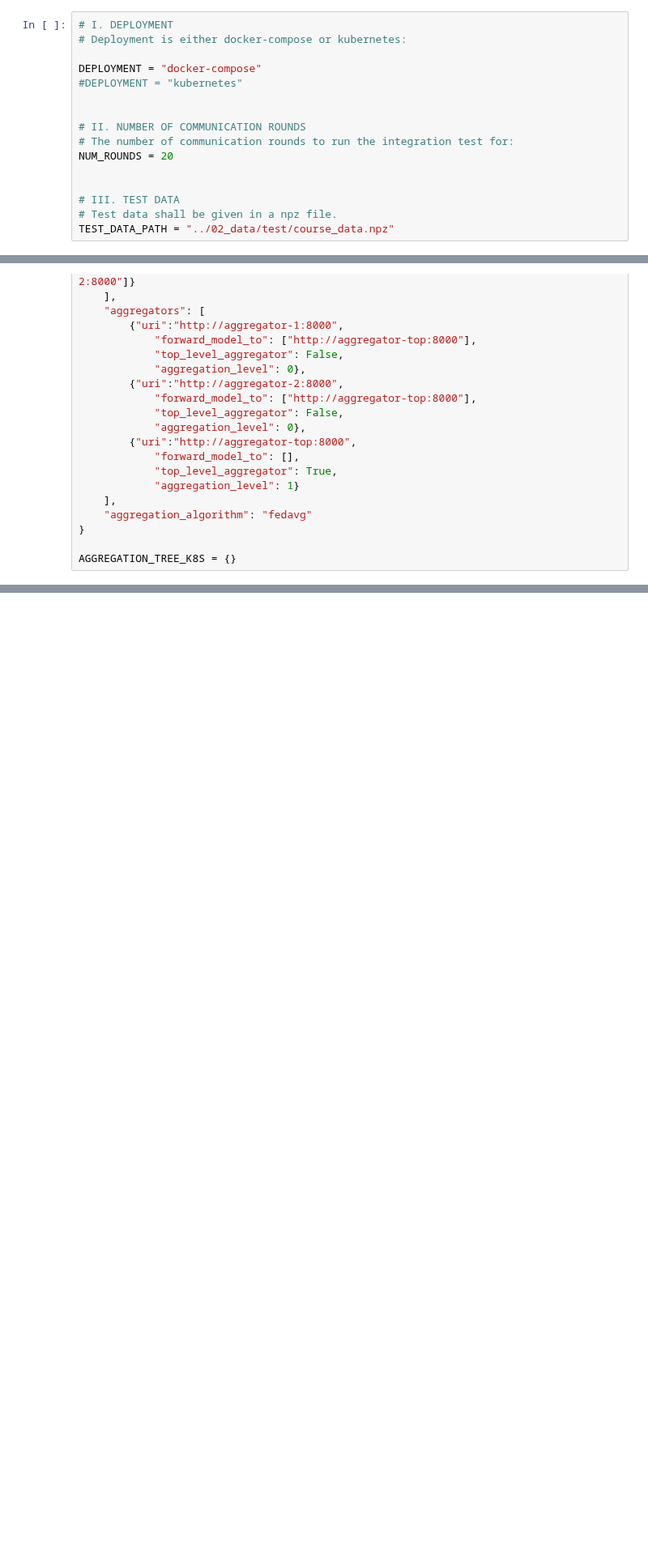
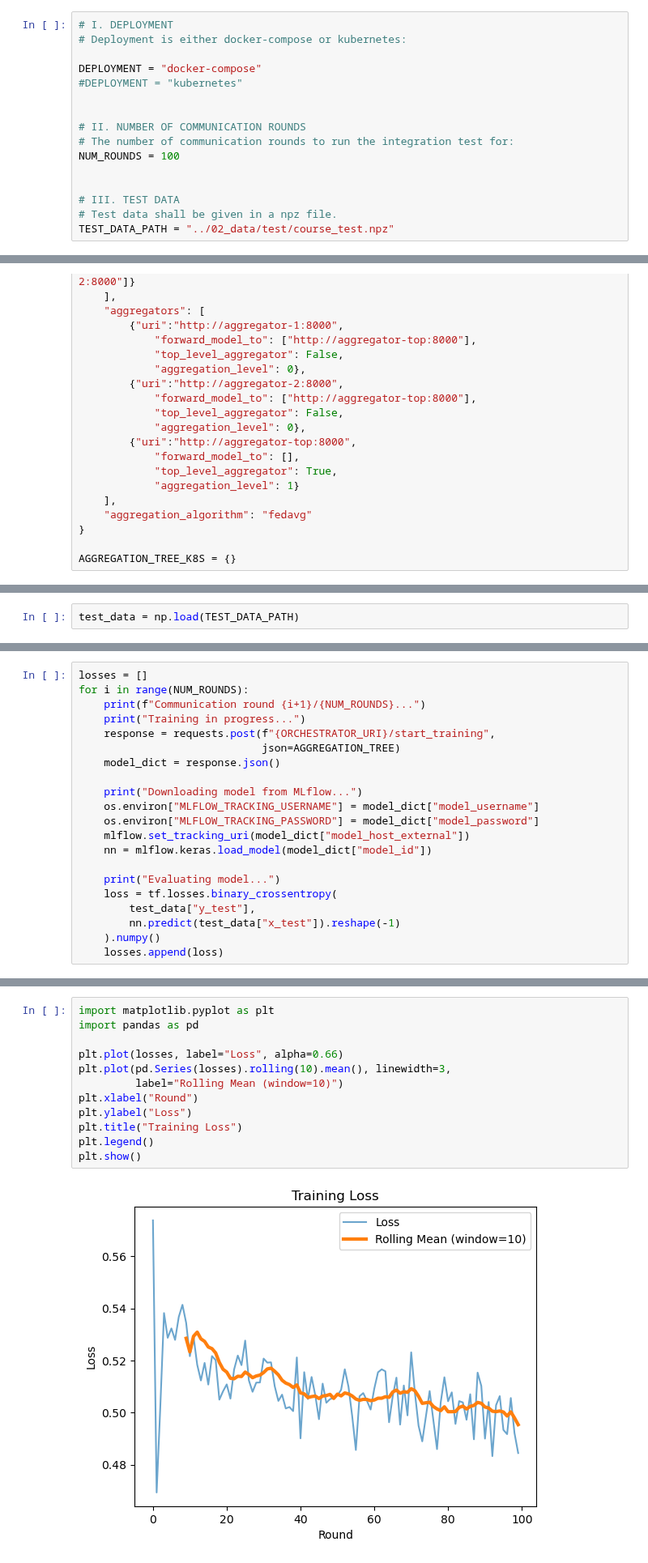
Before and after one commit to Prometheus-X-association/decentralized-ai-training, a Jupyter notebook: 05_test/integration_test.ipynb, the cells around one changed output, grey strips where cells are left out. Shown at 81% size. Cells and saved outputs as stored; diff of their text form; blank space fills up the shorter version.

Commit message:
new aggregator test

```diff
--- a/05_test/integration_test.ipynb
+++ b/05_test/integration_test.ipynb
@@ -36,12 +36,12 @@ DEPLOYMENT = "docker-compose"
 
 # II. NUMBER OF COMMUNICATION ROUNDS
 # The number of communication rounds to run the integration test for:
-NUM_ROUNDS = 20
+NUM_ROUNDS = 100
 
 
 # III. TEST DATA
 # Test data shall be given in a npz file.
-TEST_DATA_PATH = "../02_data/test/course_data.npz"
+TEST_DATA_PATH = "../02_data/test/course_test.npz"
 # %%
 AGGREGATION_TREE_DC = {
     "processors": [
@@ -146,0 +95,2 @@ http://localhost:5000 models:/m-6d2a611b8c6f4f77956e804b2b989956
+# %%
+test_data = np.load(TEST_DATA_PATH)
@@ -146,0 +99,21 @@ http://localhost:5000 models:/m-6d2a611b8c6f4f77956e804b2b989956
+# %%
+losses = []
+for i in range(NUM_ROUNDS):
+    print(f"Communication round {i+1}/{NUM_ROUNDS}...")
+    print("Training in progress...")
+    response = requests.post(f"{ORCHESTRATOR_URI}/start_training",
+                             json=AGGREGATION_TREE)
+    model_dict = response.json()
+
+    print("Downloading model from MLflow...")
+    os.environ["MLFLOW_TRACKING_USERNAME"] = model_dict["model_username"]
+    os.environ["MLFLOW_TRACKING_PASSWORD"] = model_dict["model_password"]
+    mlflow.set_tracking_uri(model_dict["model_host_external"])
+    nn = mlflow.keras.load_model(model_dict["model_id"])
+
+    print("Evaluating model...")
+    loss = tf.losses.binary_crossentropy(
+        test_data["y_test"],
+        nn.predict(test_data["x_test"]).reshape(-1)
+    ).numpy()
+    losses.append(loss)
@@ -146,0 +206,14 @@ http://localhost:5000 models:/m-6d2a611b8c6f4f77956e804b2b989956
+# %%
+import matplotlib.pyplot as plt
+import pandas as pd
+
+plt.plot(losses, label="Loss", alpha=0.66)
+plt.plot(pd.Series(losses).rolling(10).mean(), linewidth=3,
+         label="Rolling Mean (window=10)")
+plt.xlabel("Round")
+plt.ylabel("Loss")
+plt.title("Training Loss")
+plt.legend()
+plt.show()
+# %% [output]
+[figure, added]
```
Also changed, not shown: parts of 24 cells of this notebook, 5 other files.
